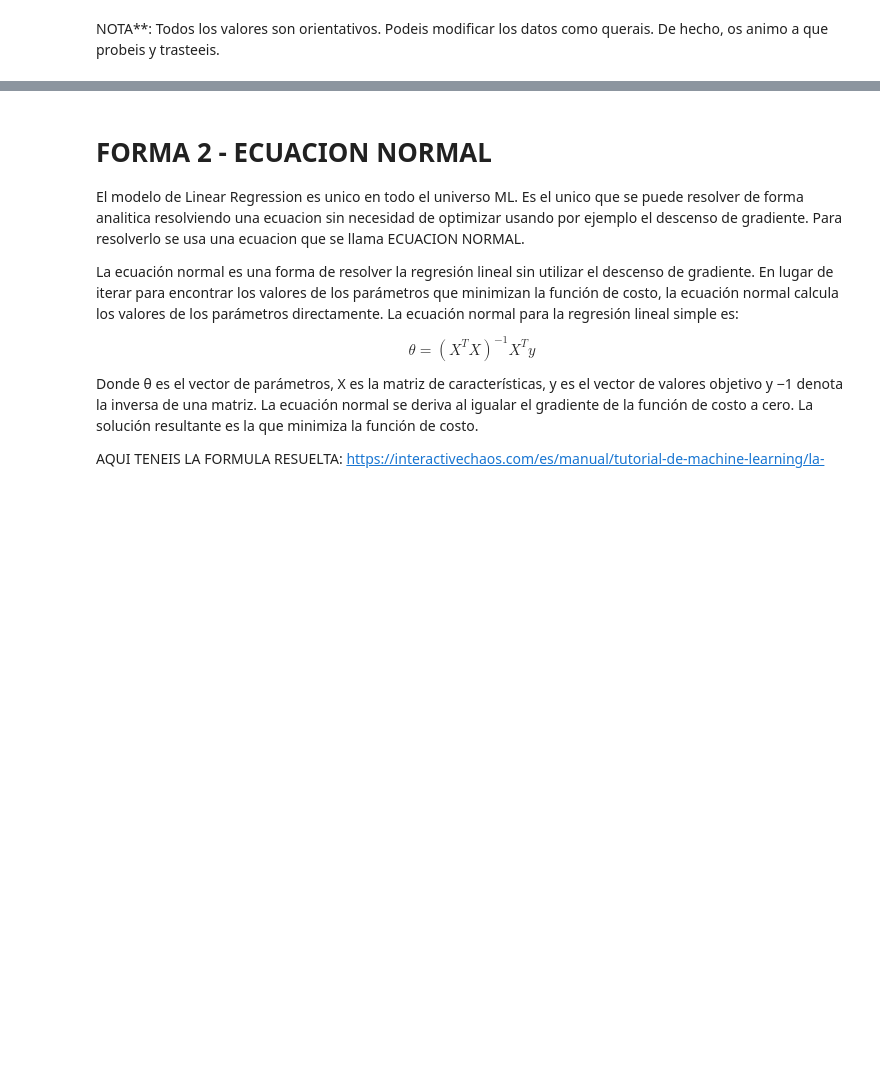
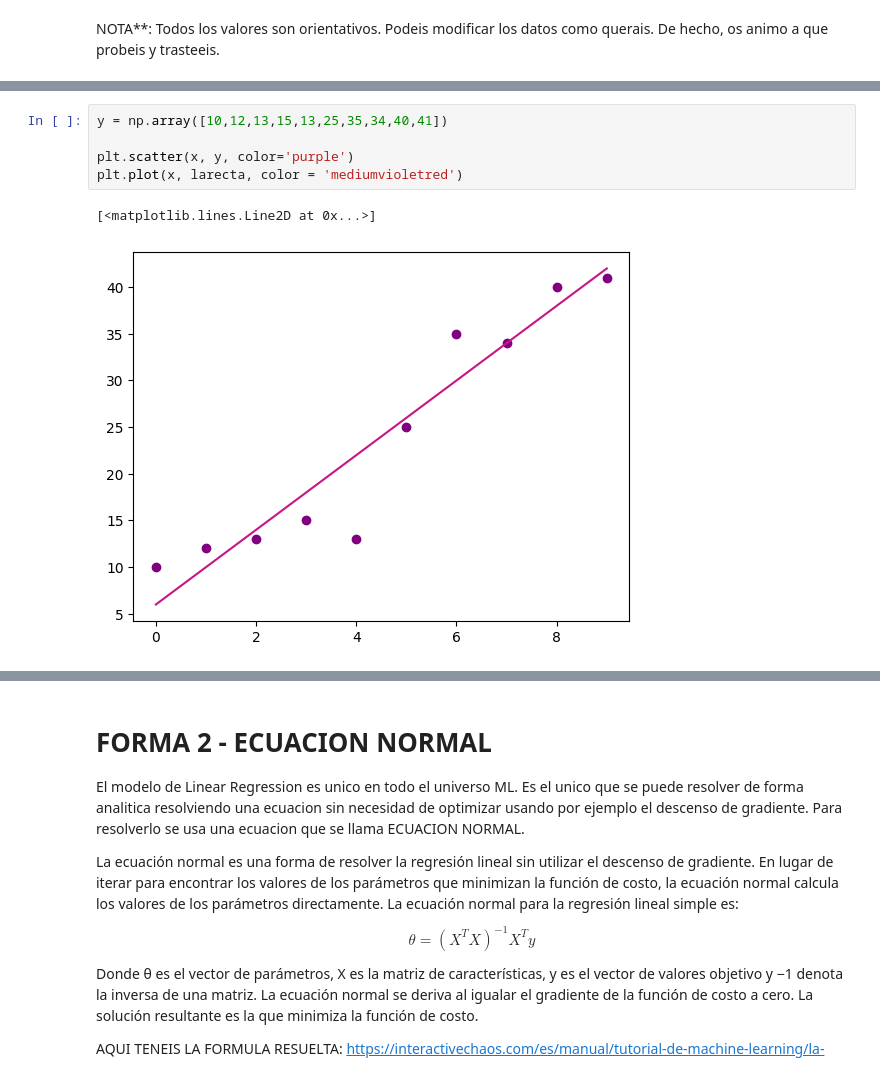
Before and after one commit to pauuulaa/Machine-Learning, a Jupyter notebook: mini_proyecto_GD.ipynb, the cells around one changed output, grey strips where cells are left out. Cells and saved outputs as stored; diff of their text form; blank space fills up the shorter version.

```diff
--- a/mini_proyecto_GD.ipynb
+++ b/mini_proyecto_GD.ipynb
@@ -37,0 +52,8 @@ import os
+# %%
+y = np.array([10,12,13,15,13,25,35,34,40,41])
+
+plt.scatter(x, y, color='purple')
+plt.plot(x, larecta, color = 'mediumvioletred')
+# %% [output]
+[<matplotlib.lines.Line2D at 0x...>]
+[figure, added]
```
Also changed, not shown: parts of 9 cells of this notebook, 1 other file.
